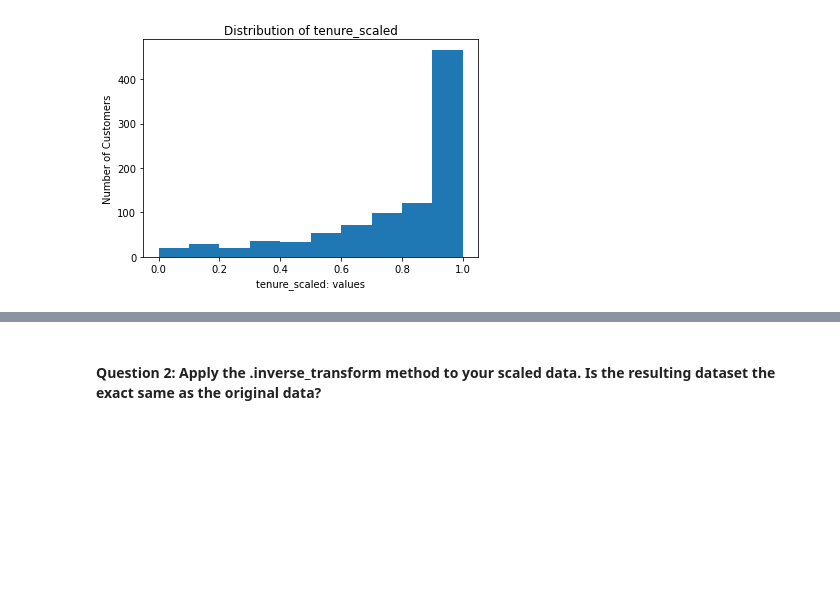
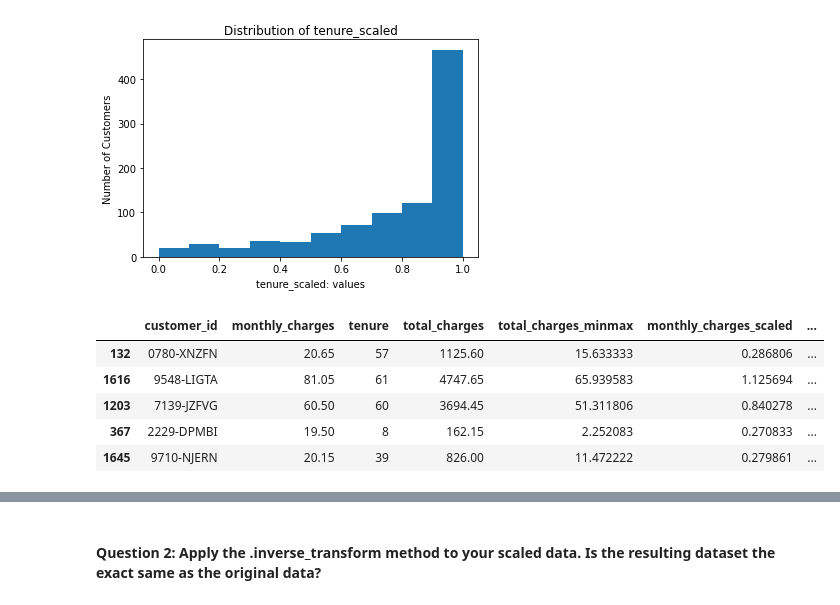
Before and after one commit to ForrestMccrosky/regression_exercises, a Jupyter notebook: scaling.ipynb, the cells around one changed output, grey strips where cells are left out. Cells and saved outputs as stored; diff of their text form; code cells hidden in the pictures; blank space fills up the shorter version.

```diff
--- a/scaling.ipynb
+++ b/scaling.ipynb
@@ -101,3 +101,16 @@ graph_distributions(train)
 [figure]
 [figure]
 [figure]
+# %%
+validate['total_charges_minmax'] = scaler_tip.transform(validate[['total_charges']])
+validate['monthly_charges_scaled'] = scaler_tip.transform(validate[['monthly_charges']])
+validate['tenure_scaled'] = scaler_tip.transform(validate[['tenure']])
+
+validate.head()
+# %% [output]
+|  | customer_id | monthly_charges | tenure | total_charges | total_charges_minmax | monthly_charges_scaled | ... |
+| 132 | 0780-XNZFN | 20.65 | 57 | 1125.60 | 15.633333 | 0.286806 | ... |
+| 1616 | 9548-LIGTA | 81.05 | 61 | 4747.65 | 65.939583 | 1.125694 | ... |
+| 1203 | 7139-JZFVG | 60.50 | 60 | 3694.45 | 51.311806 | 0.840278 | ... |
+| 367 | 2229-DPMBI | 19.50 | 8 | 162.15 | 2.252083 | 0.270833 | ... |
+| 1645 | 9710-NJERN | 20.15 | 39 | 826.00 | 11.472222 | 0.279861 | ... |
```
Also changed, not shown: parts of 5 cells of this notebook.
